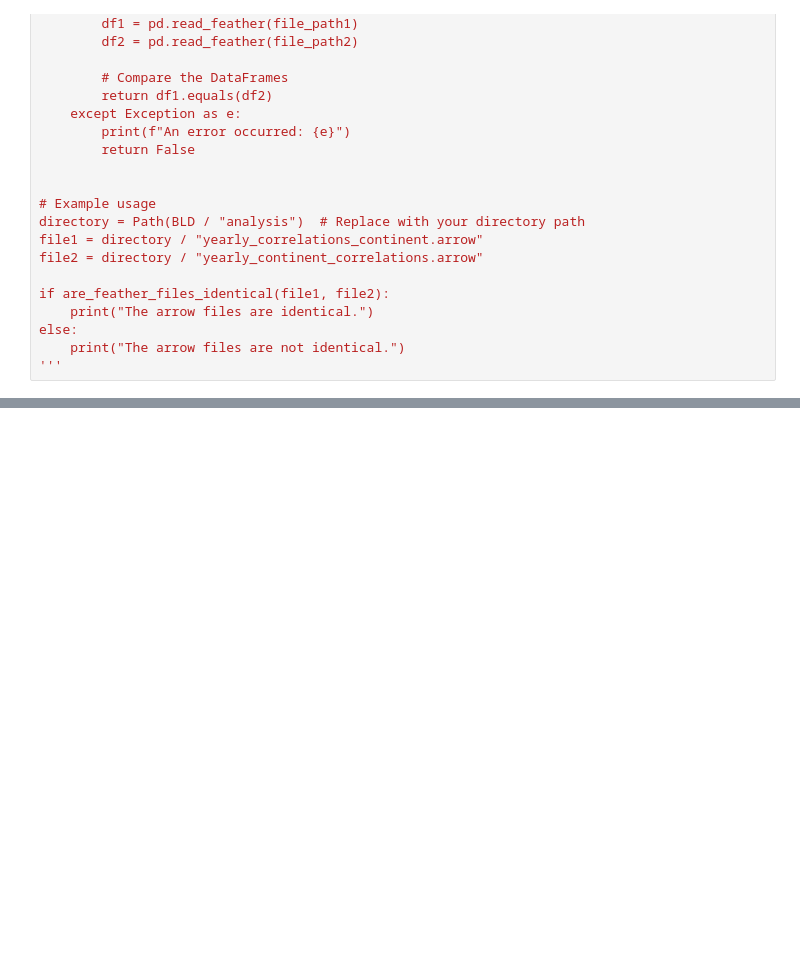
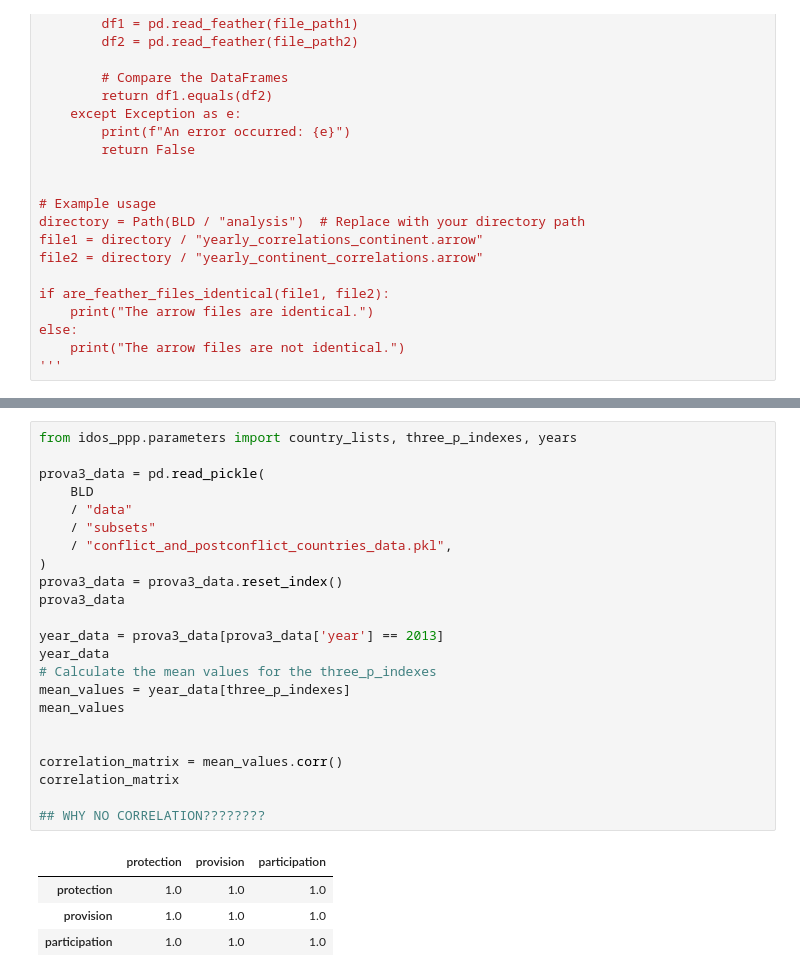
Before and after one commit to sergeimolinari/IDOS-PPP, a Jupyter notebook: src/idos_ppp/data_management/try.ipynb, the cells around one changed output, grey strips where cells are left out. Cells and saved outputs as stored; diff of their text form; blank space fills up the shorter version.

Commit message:
Check problem correlation heatmaps.

```diff
--- a/src/idos_ppp/data_management/try.ipynb
+++ b/src/idos_ppp/data_management/try.ipynb
@@ -161,0 +242,28 @@ prova3_stat_yrl_data
+# %%
+from idos_ppp.parameters import country_lists, three_p_indexes, years
+
+prova3_data = pd.read_pickle(
+    BLD
+    / "data"
+    / "subsets"
+    / "conflict_and_postconflict_countries_data.pkl",
+)
+prova3_data = prova3_data.reset_index()
+prova3_data
+
+year_data = prova3_data[prova3_data['year'] == 2013]
+year_data
+# Calculate the mean values for the three_p_indexes
+mean_values = year_data[three_p_indexes]
+mean_values
+
+
+correlation_matrix = mean_values.corr()
+correlation_matrix
+
+## WHY NO CORRELATION????????
+# %% [output]
+|  | protection | provision | participation |
+| protection | 1.0 | 1.0 | 1.0 |
+| provision | 1.0 | 1.0 | 1.0 |
+| participation | 1.0 | 1.0 | 1.0 |
```
Also changed, not shown: parts of 6 cells of this notebook, 3 other files.
